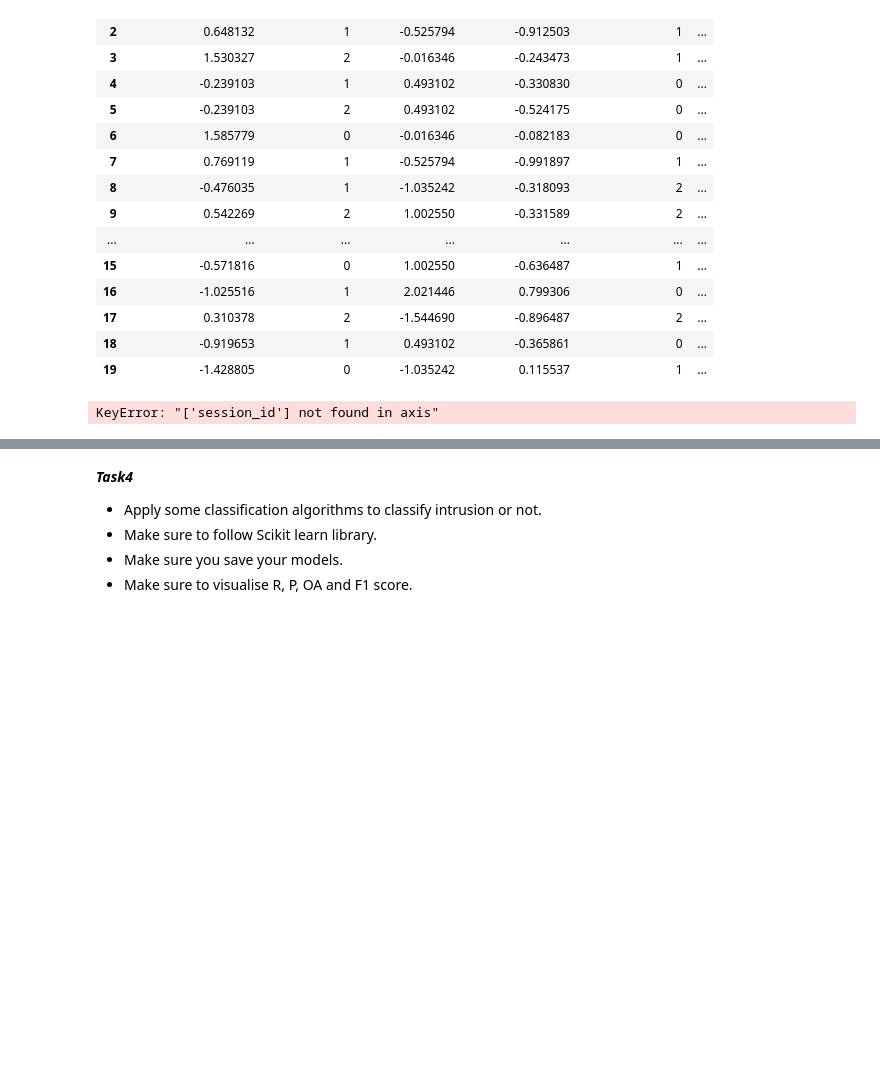
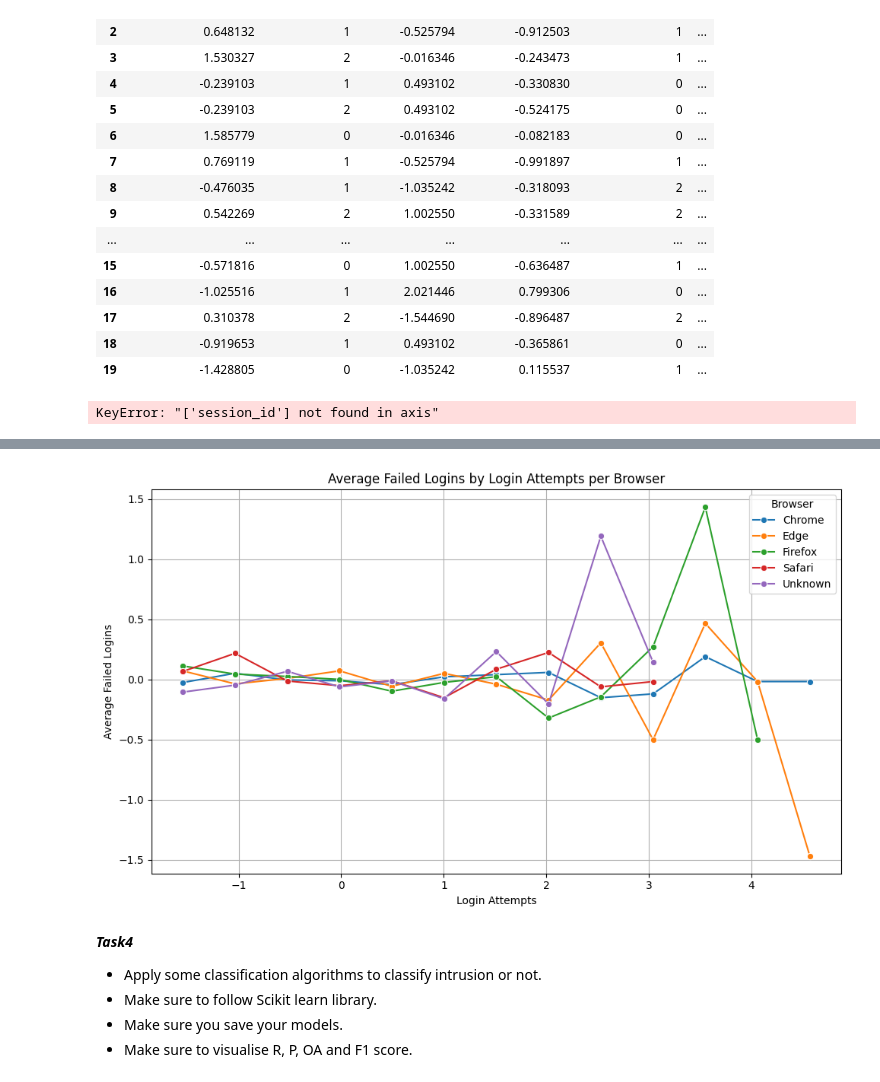
Before and after one commit to tajbidtousif/CMP7239-ML, a Jupyter notebook: Session_6_Lab_Intrution_Detection_System.ipynb, the cells around one changed output, grey strips where cells are left out. Cells and saved outputs as stored; diff of their text form; code cells hidden in the pictures; blank space fills up the shorter version.

```diff
--- a/Session_6_Lab_Intrution_Detection_System.ipynb
+++ b/Session_6_Lab_Intrution_Detection_System.ipynb
@@ -181,3 +182,16 @@ plt.show()
+# %%
+plt.figure(figsize=(10, 6))
+sns.lineplot(data=grouped, x='login_attempts', y='failed_logins', hue='browser_name', marker='o')
+
+plt.title('Average Failed Logins by Login Attempts per Browser')
+plt.xlabel('Login Attempts')
+plt.ylabel('Average Failed Logins')
+plt.legend(title='Browser')
+plt.grid(True)
+plt.tight_layout()
+plt.show()
+# %% [output]
+[figure, added]
 # %% [markdown]
 ***Task4***
 
```
Also changed, not shown: parts of 1 cell of this notebook.
